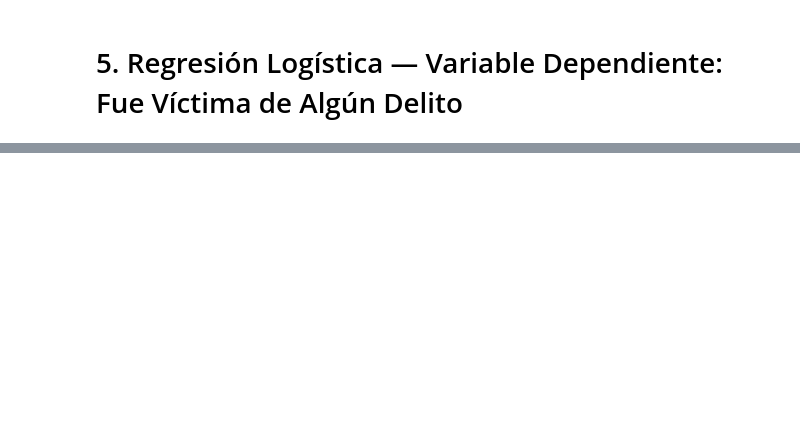
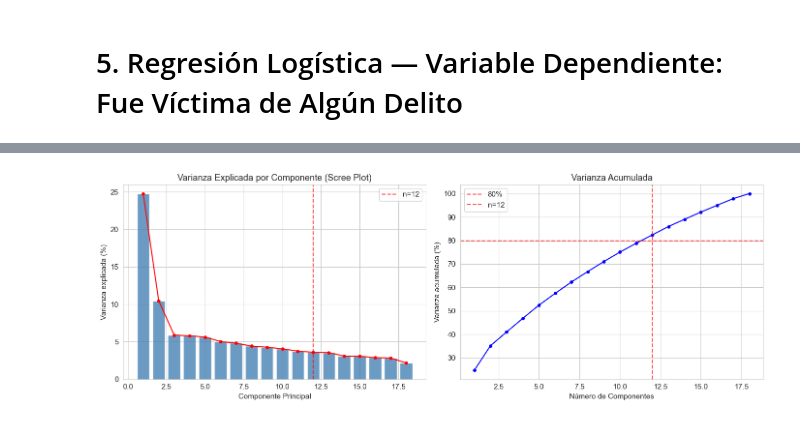
Before and after one commit to darc-17/DATAJAM-CCB, a Jupyter notebook: Códigos Santiago/Código/Modelos Logit.ipynb, the cells around one changed output, grey strips where cells are left out. Drawn from its saved outputs; the diff is of its cells as text; code cells hidden in the pictures; blank space fills up the shorter version.

```diff
--- a/Códigos Santiago/Código/Modelos Logit.ipynb
+++ b/Códigos Santiago/Código/Modelos Logit.ipynb
@@ -429,0 +486,87 @@ Nota: VIF > 10 indica multicolinealidad problemática.
+# %%
+# =============================================================================
+# 6B. PCA — ESTIMACIÓN Y VISUALIZACIONES
+# =============================================================================
+
+nombres_cortos = [labels_pca[v] for v in vars_disponibles]
+
+# --- Estandarizar ---
+scaler_pca = StandardScaler()
+X_pca_scaled = scaler_pca.fit_transform(df_pca)
+
+# --- PCA completo (para elegir número de componentes) ---
+pca_full = PCA(random_state=42)
+pca_full.fit(X_pca_scaled)
+
+var_exp = pca_full.explained_variance_ratio_
+var_cum = var_exp.cumsum()
+
+# Número de componentes para ≥80% de varianza
+n_comp = int((var_cum < 0.80).sum()) + 1
+print(f"Componentes para ≥80% de varianza: {n_comp}")
+print("\nVarianza explicada por componente:")
+for i, (v, c) in enumerate(zip(var_exp, var_cum), 1):
+    marker = ' ◄' if i == n_comp else ''
+    print(f"  PC{i:>2}: {v*100:5.2f}%  (acumulada: {c*100:5.2f}%){marker}")
+
+# --- Gráfico de varianza explicada ---
+fig, (ax1, ax2) = plt.subplots(1, 2, figsize=(14, 5))
+
+ax1.bar(range(1, len(var_exp)+1), var_exp*100, color='steelblue', alpha=0.8)
+ax1.plot(range(1, len(var_exp)+1), var_exp*100, 'ro-', markersize=4)
+ax1.axvline(x=n_comp, color='red', linestyle='--', alpha=0.7, label=f'n={n_comp}')
+ax1.set_xlabel('Componente Principal')
+ax1.set_ylabel('Varianza explicada (%)')
+ax1.set_title('Varianza Explicada por Componente (Scree Plot)')
+ax1.legend()
+
+ax2.plot(range(1, len(var_cum)+1), var_cum*100, 'bo-', markersize=4)
+ax2.axhline(y=80, color='red', linestyle='--', alpha=0.7, label='80%')
+ax2.axvline(x=n_comp, color='red', linestyle='--', alpha=0.7, label=f'n={n_comp}')
+ax2.set_xlabel('Número de Componentes')
+ax2.set_ylabel('Varianza acumulada (%)')
+ax2.set_title('Varianza Acumulada')
+ax2.legend()
+
+plt.tight_layout()
+plt.savefig('fig_pca_varianza.png', dpi=150, bbox_inches='tight')
+plt.show()
+
+# --- PCA final con n_comp componentes ---
+pca = PCA(n_components=n_comp, random_state=42)
+scores = pca.fit_transform(X_pca_scaled)
+loadings = pca.components_.T  # shape: (n_vars, n_comp)
+
+# --- Biplot PC1 vs PC2 ---
+fig, ax = plt.subplots(figsize=(13, 9))
+
+ax.scatter(scores[:, 0], scores[:, 1], alpha=0.25, s=15, color='steelblue', label='Observaciones')
+
+scale = np.sqrt(len(df_pca)) * 0.08
+for i, (lx, ly) in enumerate(loadings[:, :2]):
+    ax.annotate('', xy=(lx*scale, ly*scale), xytext=(0, 0),
+                arrowprops=dict(arrowstyle='->', color='red', lw=1.5, alpha=0.8))
+    ax.text(lx*scale*1.12, ly*scale*1.12, nombres_cortos[i],
+            fontsize=7.5, color='darkred', ha='center', va='center',
+            bbox=dict(boxstyle='round,pad=0.1', fc='white', alpha=0.6, ec='none'))
+
+ax.axhline(0, color='gray', linewidth=0.5, linestyle='--')
+ax.axvline(0, color='gray', linewidth=0.5, linestyle='--')
+ax.set_xlabel(f'PC1 ({var_exp[0]*100:.1f}% varianza)')
+ax.set_ylabel(f'PC2 ({var_exp[1]*100:.1f}% varianza)')
+ax.set_title('Biplot PCA — Percepción y Satisfacción con el Entorno')
+ax.legend(loc='lower right')
+
+plt.tight_layout()
+plt.savefig('fig_pca_biplot.png', dpi=150, bbox_inches='tight')
+plt.show()
+
+# --- Tabla de cargas factoriales ---
+loadings_df = pd.DataFrame(
+    loadings,
+    index=nombres_cortos,
+    columns=[f'PC{i+1}' for i in range(n_comp)]
+)
+print("\n--- Cargas factoriales (loadings) ---")
+print(loadings_df.round(3).to_string())
+# %% [output]
@@ -429,0 +590 @@ Nota: VIF > 10 indica multicolinealidad problemática.
+[figure, added]
```
Also changed, not shown: parts of 7 cells of this notebook, 4 other files.
